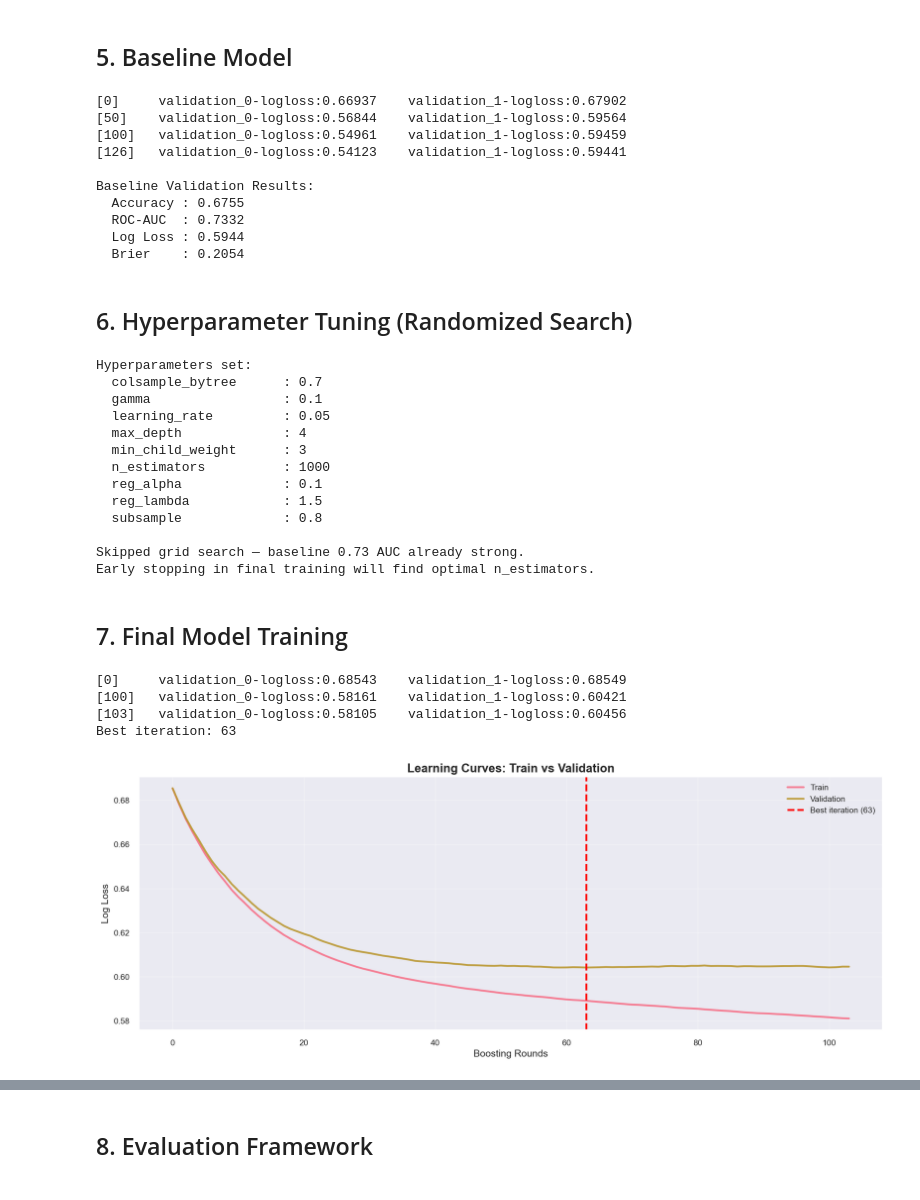
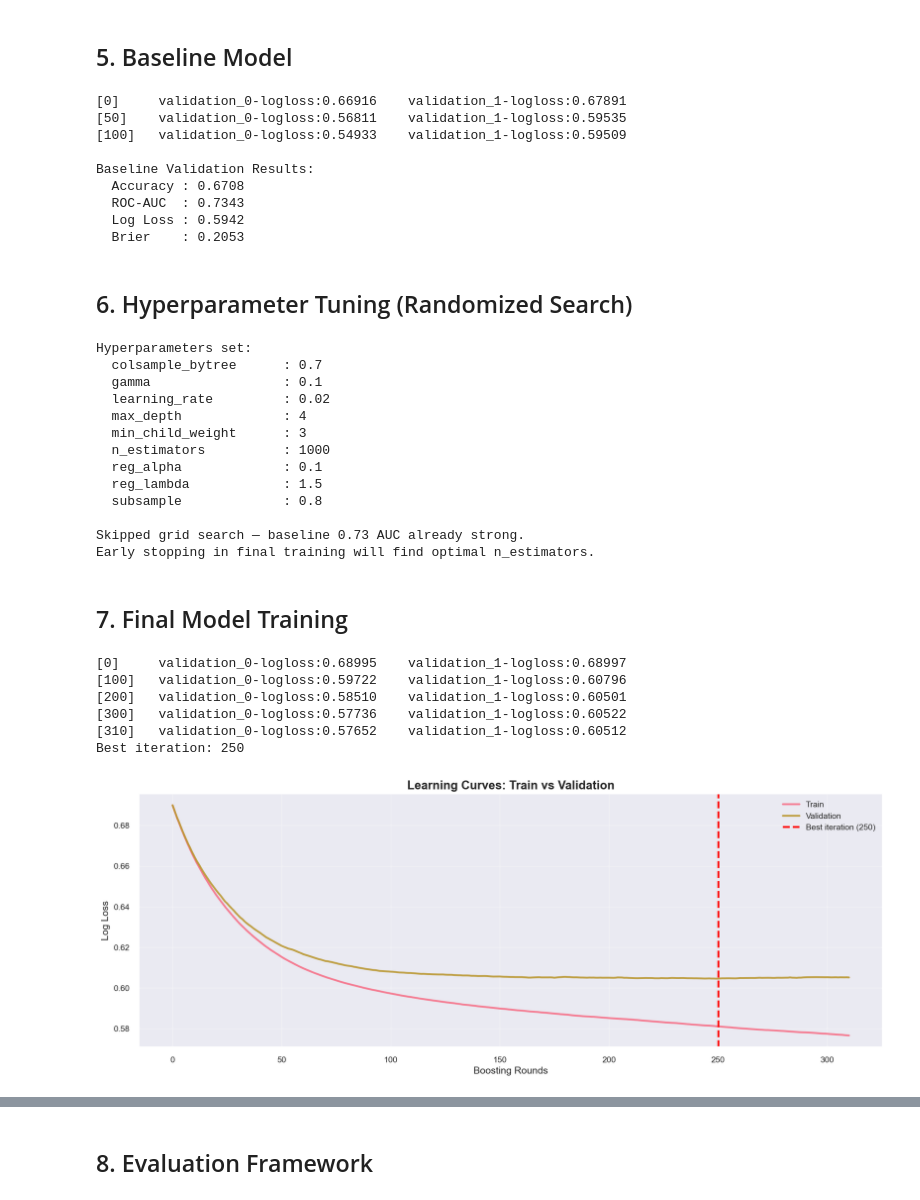
Before and after one commit to iamanish1/nba_beeting_v1, a Jupyter notebook: notebooks/training.ipynb, the cells around one changed output, grey strips where cells are left out. Drawn from its saved outputs; the diff is of its cells as text; code cells hidden in the pictures.

```diff
--- a/notebooks/training.ipynb
+++ b/notebooks/training.ipynb
@@ -232,6 +232,8 @@ def add_differential_features(df):
         ('coaching_adaptability_score_home', 'coaching_adaptability_score_away'),
         ('star_points_lost_home',       'star_points_lost_away'),
         ('season_pressure_home',        'season_pressure_away'),
+        ('win_streak_home',              'win_streak_away'),
+        ('ewm_win_rate_5_home',          'ewm_win_rate_5_away'),
         # Phase 2: true opening-vs-closing line movement (NaN until Phase 2 data sourced)
         # ('line_movement_open_home', 'line_movement_open_away'),
     ]
@@ -271,4 +273,37 @@ if phase1_cols:
     print(); print(f"Phase 1 features active: {phase1_cols}")
 else:
     print(); print("WARNING: Phase 1 features missing -- rebuild master_dataset.csv")
+
+
+# -- Add missing-indicator flags for sparse market columns --
+# These columns are NaN for ~50% of games (pre-2018 Pinnacle data only).
+# Without _missing flags, XGBoost cannot distinguish "no market data" from
+# a normal value, leading to biased default directions on the 2024 test set.
+SPARSE_MARKET_COLS = [
+    "sharp_signal_home", "book_consensus_std",
+    "spread_movement_pts", "open_implied_prob_home",
+    "line_movement", "home_spread_close",
+]
+
+def add_missing_indicators(df, cols):
+    df = df.copy()
+    for col in cols:
+        if col in df.columns:
+            flag = f"{col}_missing"
+            if flag not in df.columns:
+                df[flag] = df[col].isna().astype(int)
+    return df
+
+
+master   = add_missing_indicators(master, SPARSE_MARKET_COLS)
+train_df = add_missing_indicators(train_df, SPARSE_MARKET_COLS)
+valid_df = add_missing_indicators(valid_df, SPARSE_MARKET_COLS)
+test_df  = add_missing_indicators(test_df, SPARSE_MARKET_COLS)
+
+# Add new _missing flag columns to ALL_FEATURES
+new_missing_flags = [f"{c}_missing" for c in SPARSE_MARKET_COLS if f"{c}_missing" in master.columns]
+ALL_FEATURES = list(dict.fromkeys(ALL_FEATURES + new_missing_flags))
+
+print(f"Missing-indicator flags added: {new_missing_flags}")
+print(f"Updated ALL_FEATURES count: {len(ALL_FEATURES)}")
 # %% [output]
@@ -283,10 +320,10 @@ Phase 1 features active: ['sharp_signal_home']
-X_train = train_df[ALL_FEATURES].fillna(0)
+X_train = train_df[ALL_FEATURES].copy()
 y_train = train_df['home_win']
 
-X_valid = valid_df[ALL_FEATURES].fillna(0)
+X_valid = valid_df[ALL_FEATURES].copy()
 y_valid = valid_df['home_win']
 
-X_test  = test_df[ALL_FEATURES].fillna(0)
+X_test  = test_df[ALL_FEATURES].copy()
 y_test  = test_df['home_win']
 
 print(f'X_train : {X_train.shape}')
@@ -355,16 +392,15 @@ print(f'  ROC-AUC  : {roc_auc_score(y_valid, val_probs):.4f}')
 print(f'  Log Loss : {log_loss(y_valid, val_probs):.4f}')
 print(f'  Brier    : {brier_score_loss(y_valid, val_probs):.4f}')
 # %% [output]
-[0]     validation_0-logloss:0.66937    validation_1-logloss:0.67902
-[50]    validation_0-logloss:0.56844    validation_1-logloss:0.59564
-[100]   validation_0-logloss:0.54961    validation_1-logloss:0.59459
-[126]   validation_0-logloss:0.54123    validation_1-logloss:0.59441
+[0]     validation_0-logloss:0.66916    validation_1-logloss:0.67891
+[50]    validation_0-logloss:0.56811    validation_1-logloss:0.59535
+[100]   validation_0-logloss:0.54933    validation_1-logloss:0.59509
 
 Baseline Validation Results:
-  Accuracy : 0.6755
-  ROC-AUC  : 0.7332
-  Log Loss : 0.5944
-  Brier    : 0.2054
+  Accuracy : 0.6708
+  ROC-AUC  : 0.7343
+  Log Loss : 0.5942
+  Brier    : 0.2053
 # %% [markdown]
 ## 6. Hyperparameter Tuning (Randomized Search)
 # %%
@@ -377,7 +413,7 @@ Baseline Validation Results:
 best_params = {
     'n_estimators'    : 1000,   # high ceiling, early stopping will find optimum
     'max_depth'       : 4,      # shallow = less overfit on ~24k rows
-    'learning_rate'   : 0.05,
+    'learning_rate'   : 0.02,   # lower LR = more trees before stopping (was 0.05, caused best_iter=63)
     'subsample'       : 0.8,
     'colsample_bytree': 0.7,
     'min_child_weight': 3,
@@ -419,7 +455,7 @@ print('Early stopping in final training will find optimal n_estimators.')
 Hyperparameters set:
   colsample_bytree      : 0.7
   gamma                 : 0.1
-  learning_rate         : 0.05
+  learning_rate         : 0.02
   max_depth             : 4
   min_child_weight      : 3
   n_estimators          : 1000
@@ -436,36 +472,38 @@ Early stopping in final training will find optimal n_estimators.
 # best_params is already defined in the cell above with n_estimators=1000.
 # early_stopping_rounds=40 will automatically find the true optimal iteration.
 final_model = xgb.XGBClassifier(
     **best_params,
     scale_pos_weight      = SPW,   # corrects 1.43:1 home/away imbalance
     eval_metric           = 'logloss',
-    early_stopping_rounds = 40,
+    early_stopping_rounds = 60,
     random_state          = 42,
     n_jobs                = -1,
 )
 final_model.fit(
     X_train, y_train,
     eval_set=[(X_train, y_train), (X_valid, y_valid)],
     verbose=100,
 )
 print(f'Best iteration: {final_model.best_iteration}')
 # Learning curves
 results = final_model.evals_result()
 fig, ax = plt.subplots(figsize=(15, 6))
 ax.plot(results['validation_0']['logloss'], label='Train', alpha=0.9)
 ax.plot(results['validation_1']['logloss'], label='Validation', alpha=0.9)
 ax.axvline(final_model.best_iteration, color='red', linestyle='--',
            label=f'Best iteration ({final_model.best_iteration})')
 ax.set_xlabel('Boosting Rounds')
 ax.set_ylabel('Log Loss')
 ax.set_title('Learning Curves: Train vs Validation')
 ax.grid(True, alpha=0.25)
 ax.legend(loc='best')
 fig.tight_layout()
 plt.show()
 # %% [output]
-[0]     validation_0-logloss:0.68543    validation_1-logloss:0.68549
-[100]   validation_0-logloss:0.58161    validation_1-logloss:0.60421
-[103]   validation_0-logloss:0.58105    validation_1-logloss:0.60456
-Best iteration: 63
+[0]     validation_0-logloss:0.68995    validation_1-logloss:0.68997
+[100]   validation_0-logloss:0.59722    validation_1-logloss:0.60796
+[200]   validation_0-logloss:0.58510    validation_1-logloss:0.60501
+[300]   validation_0-logloss:0.57736    validation_1-logloss:0.60522
+[310]   validation_0-logloss:0.57652    validation_1-logloss:0.60512
+Best iteration: 250
-[figure, old version]
+[figure, new version]
```
Also changed, not shown: parts of 14 cells of this notebook, 27 other files.
